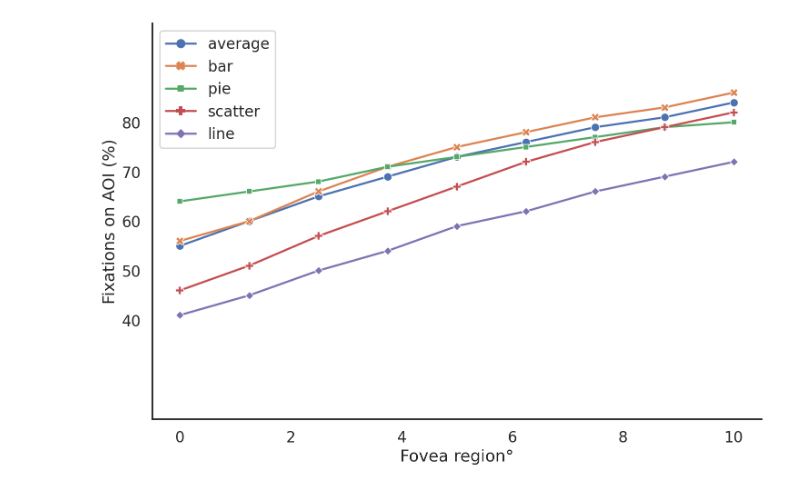
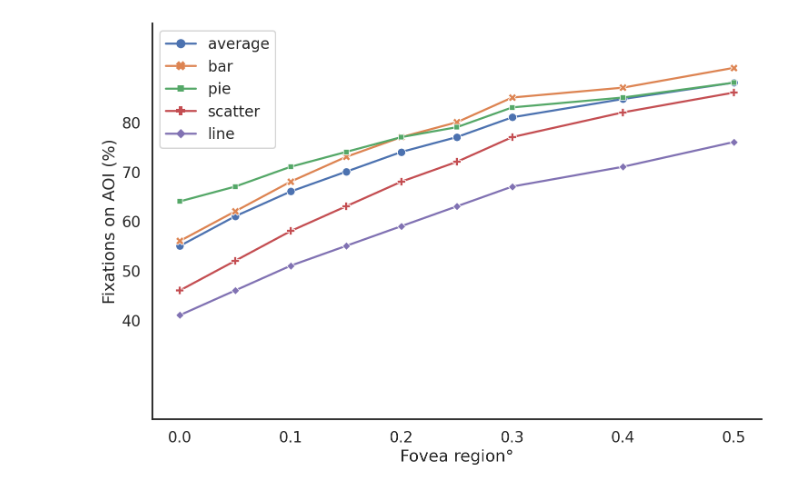
Before and after one commit to MarcWong/GazeUncertainty, a Jupyter notebook: VisQA+/Analysis/AOI/plot.ipynb, the cells around one changed output. Cells and saved outputs as stored; diff of their text form; code cells hidden in the pictures.

```diff
--- a/VisQA+/Analysis/AOI/plot.ipynb
+++ b/VisQA+/Analysis/AOI/plot.ipynb
@@ -8,33 +8,33 @@ import seaborn as sns
 # %%
 sns.set_theme(style="white",context="talk")
 
 # Set up the matplotlib figure
 f, (ax1) = plt.subplots(1, 1, figsize=(12, 8) , dpi=144)
 
 # Generate some sequential data
-y1 = np.array([55, 60, 65, 69, 73, 76, 79, 81, 84])
-bar1 = np.array([56, 60, 66, 71, 75, 78, 81, 83, 86])
-pie1 = np.array([64, 66, 68, 71, 73, 75, 77, 79, 80])
-scatter1 = np.array([46, 51, 57, 62, 67, 72, 76, 79, 82])
-line1 = np.array([41, 45, 50, 54, 59, 62, 66, 69, 72])
-x1 = np.array([0, 1.25, 2.5, 3.75, 5, 6.25, 7.5, 8.75, 10])
+y1 = np.array([55, 61, 66, 70, 74, 77, 81, 84.7, 88])
+bar1 = np.array([56, 62, 68, 73, 77, 80, 85, 87, 91])
+pie1 = np.array([64, 67, 71, 74, 77, 79, 83, 85, 88])
+scatter1 = np.array([46, 52, 58, 63, 68, 72, 77, 82, 86])
+line1 = np.array([41, 46, 51, 55, 59, 63, 67, 71, 76])
+x1 = np.array([0, 0.05, 0.1, 0.15, 0.2, 0.25, 0.3, 0.4, 0.5])
 
 data=pd.DataFrame(index=x1, data={'average':y1, 'bar': bar1, 'pie': pie1, 'scatter': scatter1, 'line': line1})
 
 
 sns.lineplot(data=data, ax=ax1, markers=True, dashes=False)
 ax1.set(ylim=(20, 100))
 #ax1.set(xlim=(0, 10))
-ax1.xaxis.set_major_locator(ticker.MultipleLocator(2))
+#ax1.xaxis.set_major_locator(ticker.MultipleLocator(2))
 ax1.set_xlabel("Fovea region°")
 ax1.set_ylabel("Fixations on AOI (%)")
 
 # Finalize the plot
 sns.despine()
 plt.setp(f.axes, yticks=[40, 50, 60, 70, 80])
 #plt.tight_layout(h_pad=2)
 
 
 f.savefig('FixationCoverage.png')
 # %% [output]
-[figure, old version]
+[figure, new version]
```
Also changed, not shown: 3 other files.
